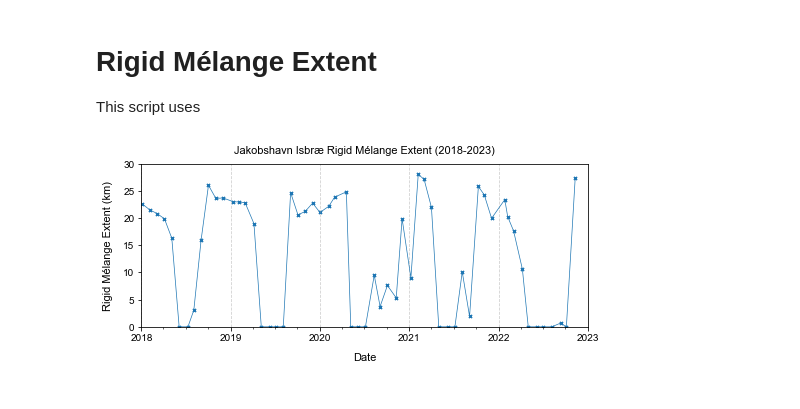
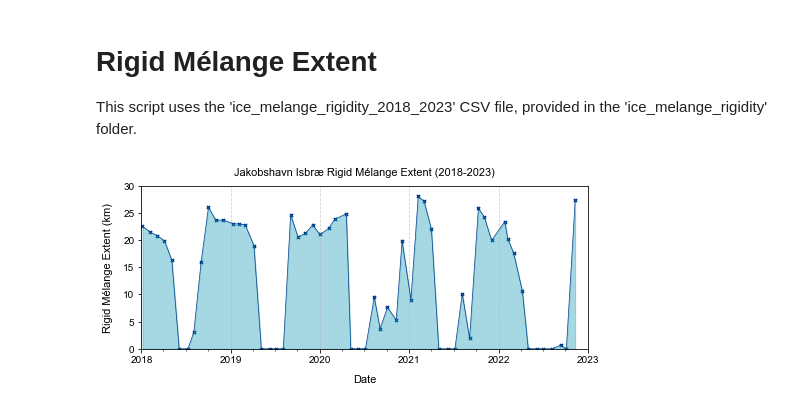
Before and after one commit to hannahpicton/jakobshavn_isbrae, a Jupyter notebook: rigid_melange_extent.ipynb, the cells around one changed output. Cells and saved outputs as stored; diff of their text form; code cells hidden in the pictures.

Commit message:
updated rigid melange extent plot.

```diff
--- a/rigid_melange_extent.ipynb
+++ b/rigid_melange_extent.ipynb
@@ -1,6 +1,6 @@
 # %% [markdown]
 # Rigid Mélange Extent
-This script uses
+This script uses the 'ice_melange_rigidity_2018_2023' CSV file, provided in the 'ice_melange_rigidity' folder.
 # %%
 # IMPORT REQUIRED MODULES
 import pandas as pd
@@ -20,27 +20,31 @@ terminus_position_date = csv_file['TP_source_date']
 # %%
 # CREATE A PLOT WITH GRID LINES
 plt.rcParams["font.family"] = "Arial"
 fig, ax = plt.subplots(figsize=(8, 3))
 plt.title('Jakobshavn Isbræ Rigid Mélange Extent (2018-2023)', pad=10, fontsize=11)
 plt.grid(axis = 'x', alpha=0.6, linestyle='--')
 plt.ylabel('Rigid Mélange Extent (km)', labelpad=10, fontsize=11)
 plt.xlabel('Date', labelpad=10, fontsize=11)
 
-plt.scatter(terminus_position_date, rigid_melange_extent/1000, marker='x', s=10)
-plt.plot(terminus_position_date, rigid_melange_extent/1000, linewidth=0.7)
+# PLOT THE RIGID MELANGE EXTENT
+plt.scatter(terminus_position_date, rigid_melange_extent/1000, marker='x', s=10, color='#023e8a')
+plt.plot(terminus_position_date, rigid_melange_extent/1000, linewidth=0.7, color='#023e8a')
+plt.fill_between(terminus_position_date, 0, rigid_melange_extent / 1000, alpha=0.4, color='#219ebc')
 
 # SET THE Y AXIS TICK LIMITS
 plt.ylim(0, 30)
 plt.yticks(np.arange(0, 30+1, 5))
 
 # DEFINE THE FORMATTING FOR THE X-TICKS
 year_locator = mdates.YearLocator(base=1, month=1, day=1)
 ax.xaxis.set_major_locator(year_locator)
 ax.xaxis.set_major_formatter(mdates.DateFormatter("%Y"))
 min_x_value = pd.to_datetime('2018-01-01', format='%Y-%m-%d')
 max_x_value = pd.to_datetime('2023-01-01', format='%Y-%m-%d')
 plt.xlim(min_x_value, max_x_value)
 three_month_intervals = mdates.MonthLocator(interval=3)
 ax.xaxis.set_minor_locator(three_month_intervals)
+
+plt.show()
 # %% [output]
-[figure, old version]
+[figure, new version]
```
